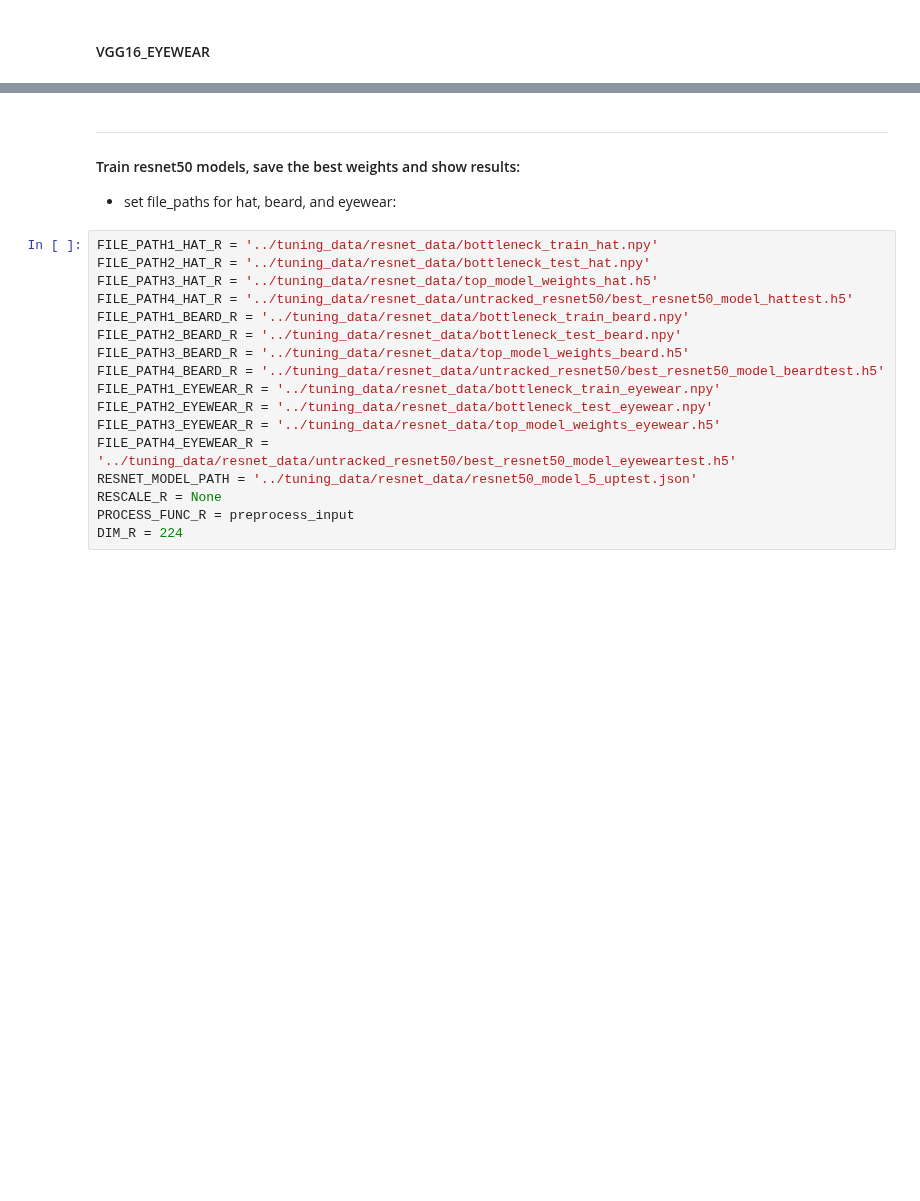
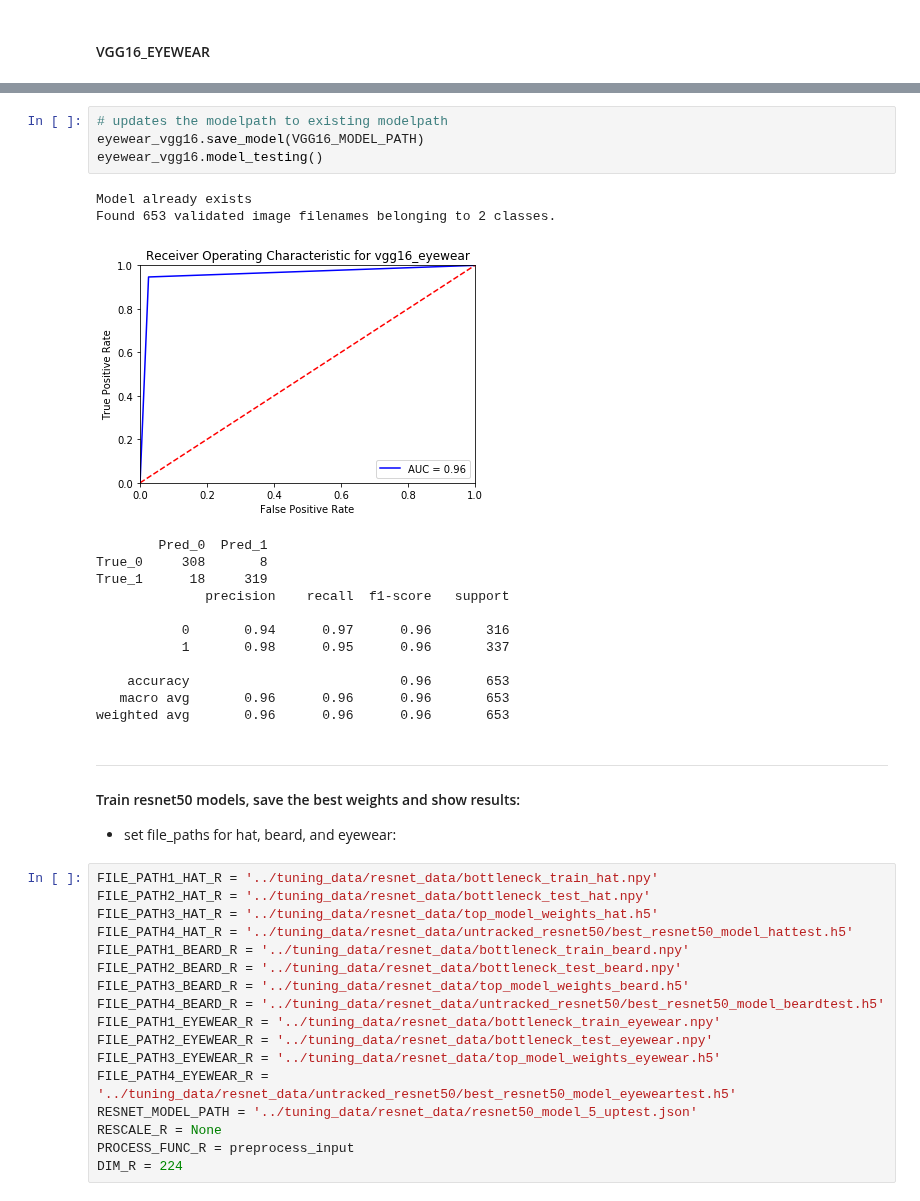
Before and after one commit to mzhou356/img2recommender, a Jupyter notebook: notebooks/vgg16_resnet50_model_tuning.ipynb, the cells around one changed output, grey strips where cells are left out. Saved outputs shown, nothing was run; the diff lists cells and outputs as text; blank space fills up the shorter version.

```diff
--- a/notebooks/vgg16_resnet50_model_tuning.ipynb
+++ b/notebooks/vgg16_resnet50_model_tuning.ipynb
@@ -141,3 +182,22 @@ eyewear_vgg16.model_testing()
+# %%
+# updates the modelpath to existing modelpath
+eyewear_vgg16.save_model(VGG16_MODEL_PATH)
+eyewear_vgg16.model_testing()
+# %% [output]
+Model already exists
+Found 653 validated image filenames belonging to 2 classes.
+[figure, added]
+        Pred_0  Pred_1
+True_0     308       8
+True_1      18     319
+              precision    recall  f1-score   support
+
+           0       0.94      0.97      0.96       316
+           1       0.98      0.95      0.96       337
+
+    accuracy                           0.96       653
+   macro avg       0.96      0.96      0.96       653
+weighted avg       0.96      0.96      0.96       653
 # %% [markdown]
 ----
 #### Train resnet50 models, save the best weights and show results:
```
Also changed, not shown: parts of 21 cells of this notebook, 1 other file.
